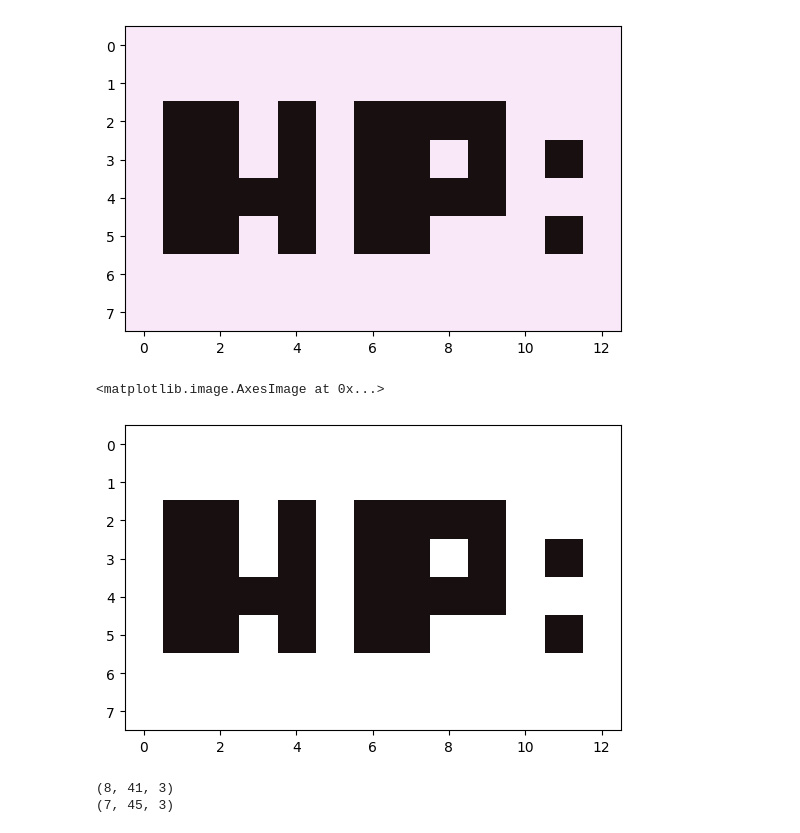
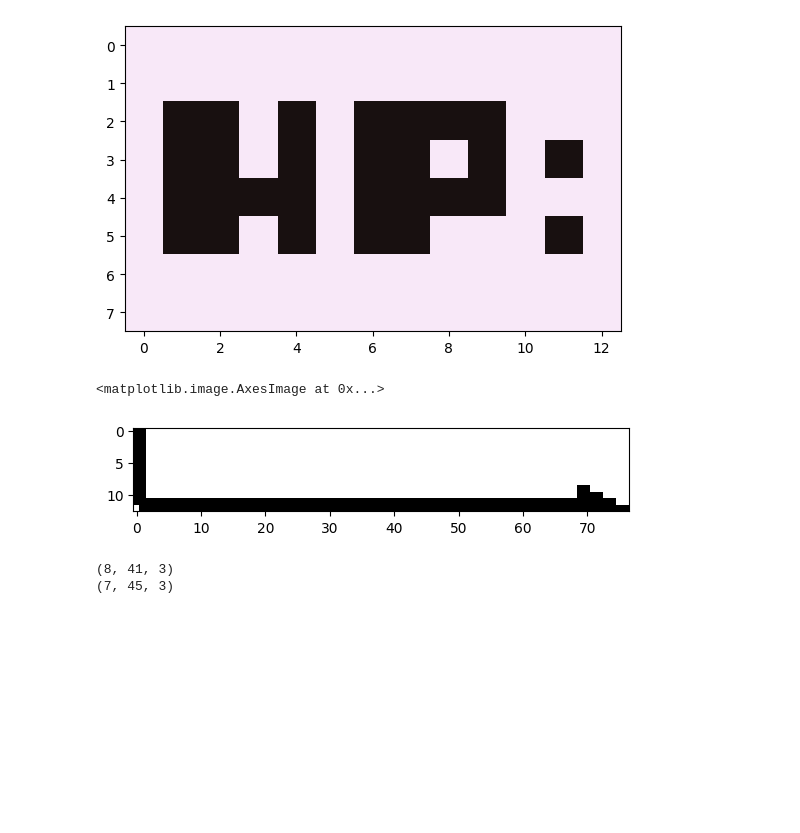
Before and after one commit to rir001/SEP_projects, a Jupyter notebook: images/image_generator.ipynb, the cells around one changed output. Saved outputs shown, nothing was run; the diff lists cells and outputs as text; code cells hidden in the pictures; blank space fills up the shorter version.

```diff
--- a/images/image_generator.ipynb
+++ b/images/image_generator.ipynb
@@ -52,8 +52,8 @@ for n in range(3):
 # %%
-plt.imshow(hp)
+plt.imshow(arrow)
 # %% [output]
 <matplotlib.image.AxesImage at 0x...>
-[figure, old version]
+[figure, new version]
 # %%
 gengar_name = (plt.imread("base/gengar_name.png")*255).astype(np.uint8)[::, ::, :3]
 nidorino_name = (plt.imread("base/nidorino_name.png")*255).astype(np.uint8)[::, ::, :3]
```
Also changed, not shown: parts of 4 cells of this notebook, 5 other files.
